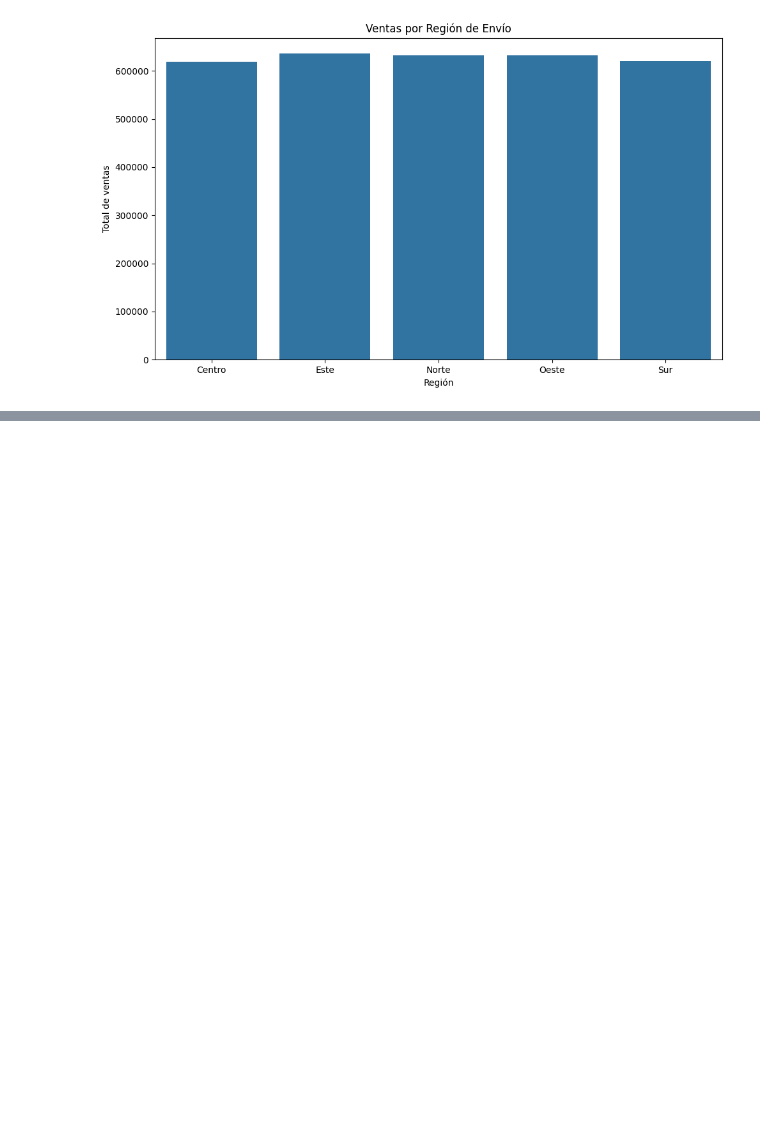
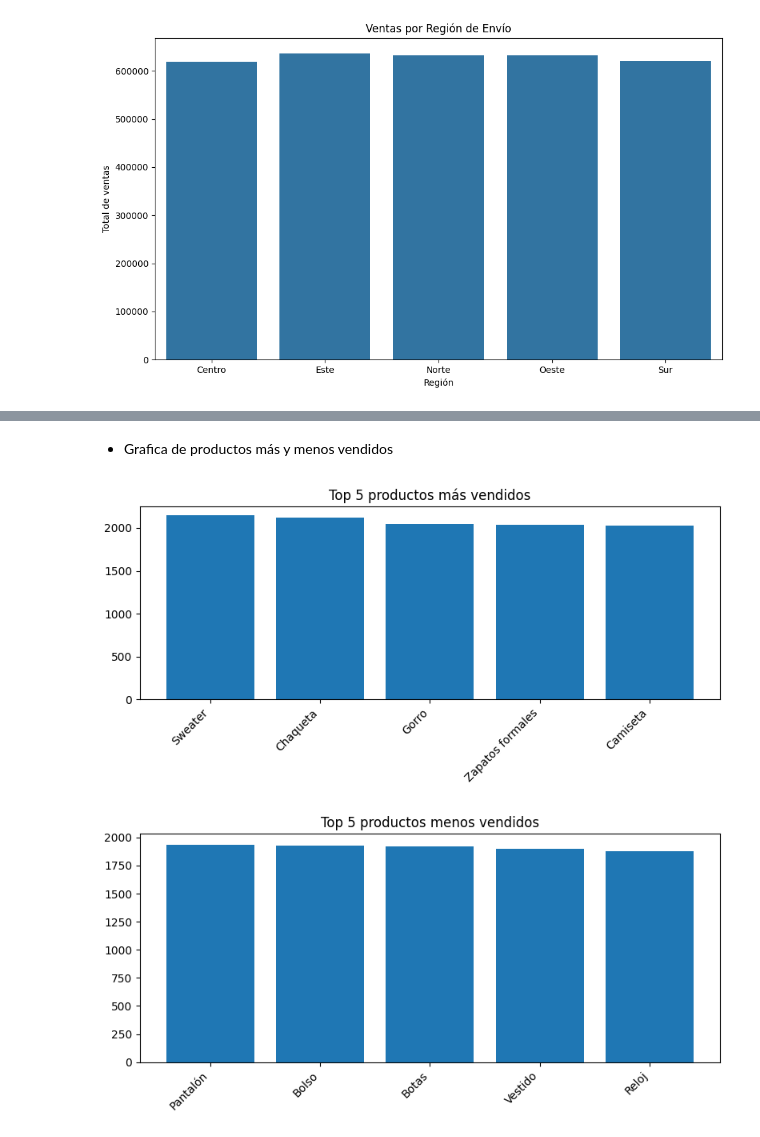
Before and after one commit to bryan967132/SOG22S25_Grupo16, a Jupyter notebook: Practica_Grupo16.ipynb, the cells around one changed output, grey strips where cells are left out. Saved outputs shown, nothing was run; the diff lists cells and outputs as text; code cells hidden in the pictures; blank space fills up the shorter version.

```diff
--- a/Practica_Grupo16.ipynb
+++ b/Practica_Grupo16.ipynb
@@ -340,0 +376,12 @@ plt.show()
+# %%
+
+ventas["fecha_compra"] = pd.to_datetime(ventas["fecha_compra"], errors="coerce")
+ventas["año_mes"] = ventas["fecha_compra"].dt.to_period("M")
+
+ventas_por_mes = ventas.groupby("año_mes")["total"].sum().reset_index()
+
+mes_mayor = ventas_por_mes.loc[ventas_por_mes["total"].idxmax()]
+mes_menor = ventas_por_mes.loc[ventas_por_mes["total"].idxmin()]
+
+print(f"Mes con mayores ventas: {mes_mayor['año_mes']} -> Total: {mes_mayor['total']}")
+print(f"Mes con menores ventas: {mes_menor['año_mes']} -> Total: {mes_menor['total']}")
@@ -340,0 +393,10 @@ plt.show()
+# %%
+
+productos_vendidos = ventas.groupby("nombre_producto")["cantidad"].sum().reset_index()
+productos_ordenados = productos_vendidos.sort_values(by="cantidad", ascending=False)
+top5_mas = productos_ordenados.head(5)
+top5_menos = productos_ordenados.tail(5)
+print("Top 5 productos más vendidos:")
+print(top5_mas)
+print("\n Top 5 productos menos vendidos:")
+print(top5_menos)
@@ -340,0 +419,22 @@ plt.show()
+# %% [markdown]
+- Grafica de productos más y menos vendidos
+# %%
+import matplotlib.pyplot as plt
+
+plt.figure(figsize=(8,4))
+plt.bar(top5_mas["nombre_producto"], top5_mas["cantidad"])
+plt.title("Top 5 productos más vendidos")
+plt.xticks(rotation=45, ha="right")
+plt.tight_layout()
+plt.show()
+
+
+plt.figure(figsize=(8,4))
+plt.bar(top5_menos["nombre_producto"], top5_menos["cantidad"])
+plt.title("Top 5 productos menos vendidos")
+plt.xticks(rotation=45, ha="right")
+plt.tight_layout()
+plt.show()
+# %% [output]
+[figure, added]
+[figure, added]
```
Also changed, not shown: parts of 24 cells of this notebook.
